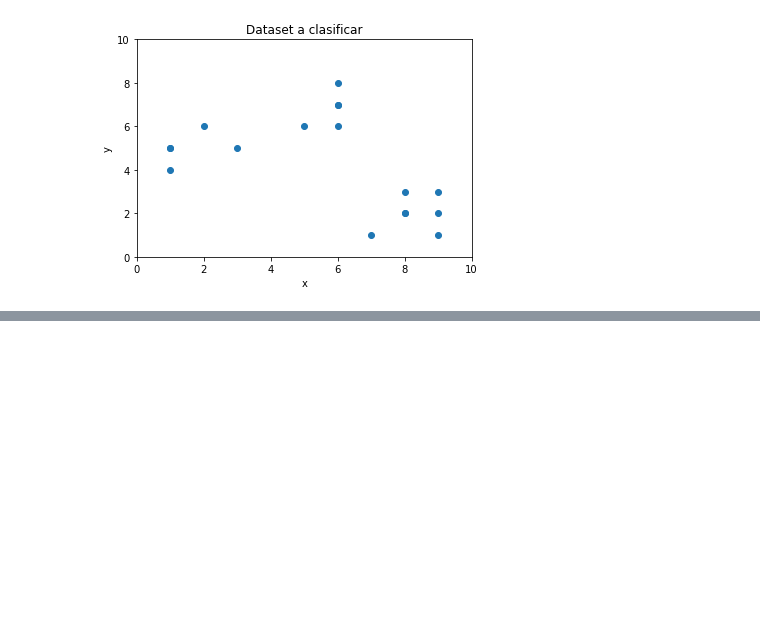
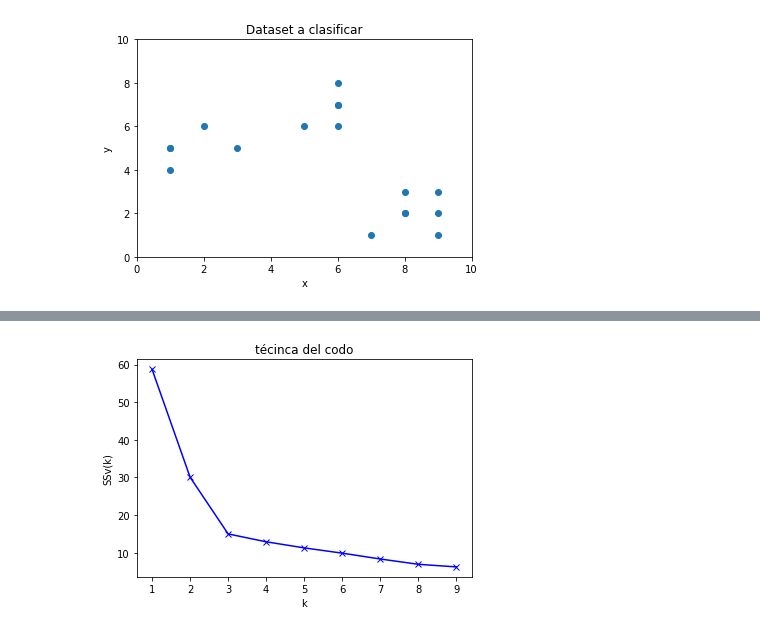
Before and after one commit to LinaTobon/ML_Couse_Udemy, a Jupyter notebook: Clustering/K-means.ipynb, the cells around one changed output, grey strips where cells are left out. Saved outputs shown, nothing was run; the diff lists cells and outputs as text; code cells hidden in the pictures; blank space fills up the shorter version.

```diff
--- a/Clustering/K-means.ipynb
+++ b/Clustering/K-means.ipynb
@@ -287,0 +377,9 @@ for k in K:
+# %%
+# Representacion del codo
+plt.plot(K,ssv,"bx-")
+plt.xlabel("k")
+plt.ylabel("SSv(k)")
+plt.title("técinca del codo")
+plt.show()
+# %% [output]
+[figure, added]
```
Also changed, not shown: parts of 3 cells of this notebook.
